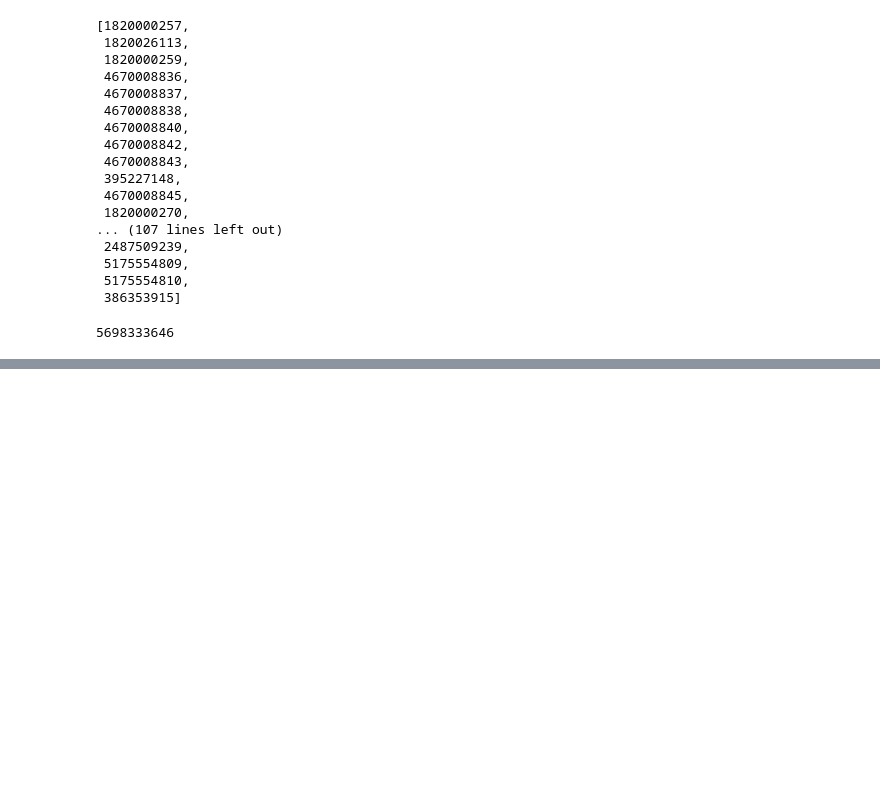
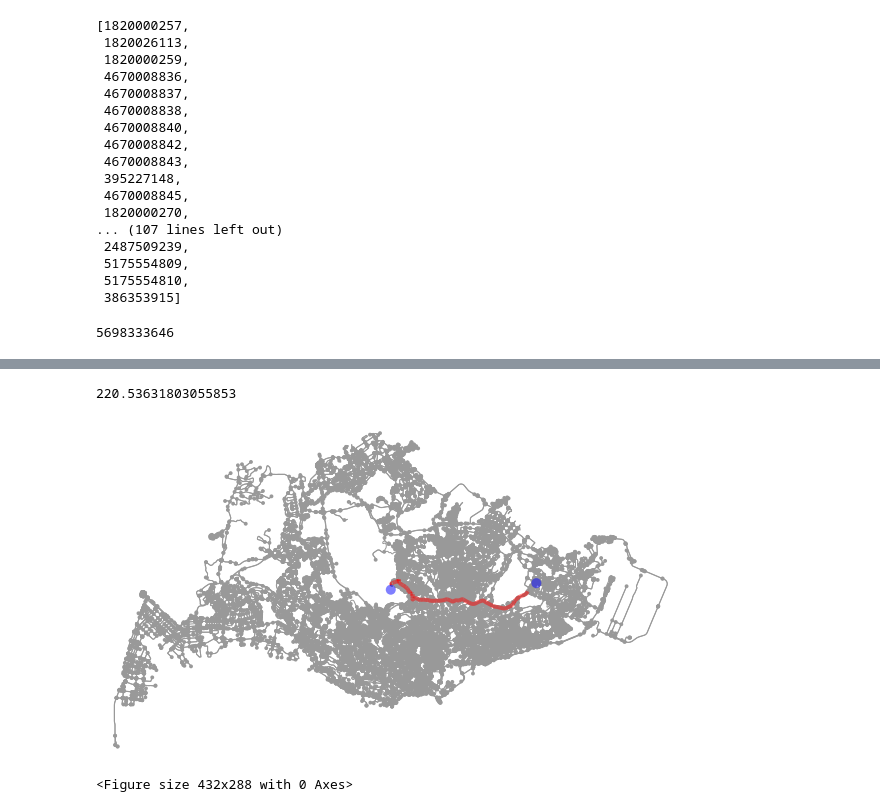
Before and after one commit to OrionStar25/Multi-Class-Fleet-Congestion-Management-for-AMoD-systems, a Jupyter notebook: Open Street Maps/Congestion-aware routing using A*.ipynb, the cells around one changed output, grey strips where cells are left out. Saved outputs shown, nothing was run; the diff lists cells and outputs as text; code cells hidden in the pictures; blank space fills up the shorter version.

```diff
--- a/Open Street Maps/Congestion-aware routing using A*.ipynb
+++ b/Open Street Maps/Congestion-aware routing using A*.ipynb
@@ -267 +373,21 @@ plt.tight_layout()
 <Figure size 432x288 with 0 Axes>
+# %%
+# Perform dijkstra with bpr for all paths
+min_length = float('inf')
+
+for candidate_node in candidate_dest:
+    length = nx.shortest_path_length(G, source=orig_node, target=candidate_node, weight='bpr')
+    # Choose one with least travel time
+    if length < min_time:
+        route = nx.shortest_path(G, source=orig_node, target=candidate_node, weight='bpr')
+        min_length = length
+
+print(min_length)
+# %% [output]
+220.53631803055853
+# %%
+fig, ax = ox.plot_graph_route(G, route, origin_point=orig_xy, destination_point=target_xy)
+plt.tight_layout()
+# %% [output]
+[figure, added]
+<Figure size 432x288 with 0 Axes>
```
Also changed, not shown: parts of 18 cells of this notebook, 1 other file.
